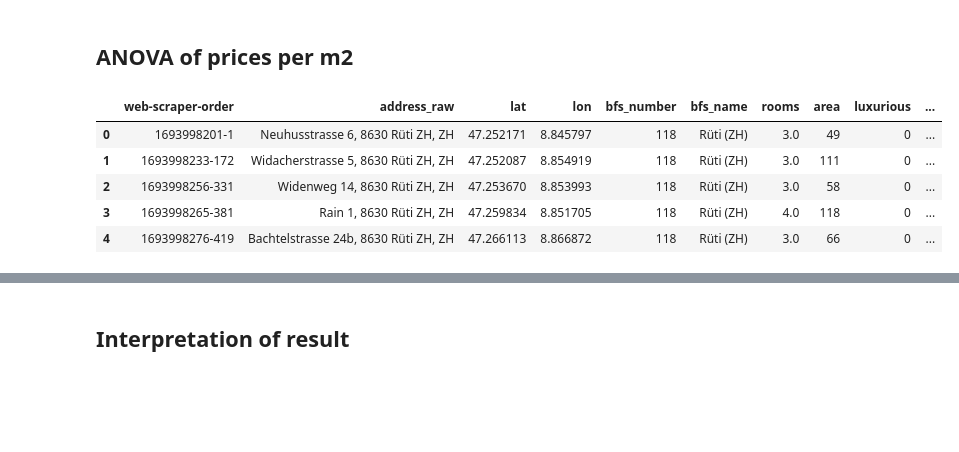
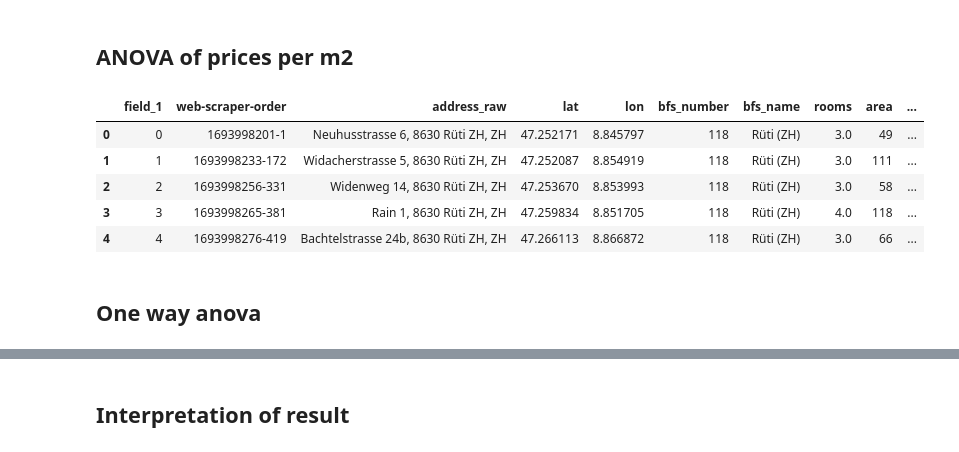
Before and after one commit to DiegoGlez28/data_analytics_zhaw, a Jupyter notebook: Week_06/analysis_of_variance_ANOVA.ipynb, the cells around one changed output, grey strips where cells are left out. Saved outputs shown, nothing was run; the diff lists cells and outputs as text; code cells hidden in the pictures; blank space fills up the shorter version.

```diff
--- a/Week_06/analysis_of_variance_ANOVA.ipynb
+++ b/Week_06/analysis_of_variance_ANOVA.ipynb
@@ -185,12 +185,14 @@ F-value: 0.258 p-value 0.7732
 # %% [markdown]
 ## ANOVA of prices per m2
 # %%
-df_ppm2 = pd.read_csv('apartments_data_enriched_cleaned.csv')
-df.head(5)
+df_ppm2 = pd.read_csv('apartments_data_enriched_cleaned.csv', sep=';')
+df_ppm2.head(5)
 # %% [output]
-|  | web-scraper-order | address_raw | lat | lon | bfs_number | bfs_name | rooms | area | luxurious | ... |
-| 0 | 1693998201-1 | Neuhusstrasse 6, 8630 Rüti ZH, ZH | 47.252171 | 8.845797 | 118 | Rüti (ZH) | 3.0 | 49 | 0 | ... |
-| 1 | 1693998233-172 | Widacherstrasse 5, 8630 Rüti ZH, ZH | 47.252087 | 8.854919 | 118 | Rüti (ZH) | 3.0 | 111 | 0 | ... |
-| 2 | 1693998256-331 | Widenweg 14, 8630 Rüti ZH, ZH | 47.253670 | 8.853993 | 118 | Rüti (ZH) | 3.0 | 58 | 0 | ... |
-| 3 | 1693998265-381 | Rain 1, 8630 Rüti ZH, ZH | 47.259834 | 8.851705 | 118 | Rüti (ZH) | 4.0 | 118 | 0 | ... |
-| 4 | 1693998276-419 | Bachtelstrasse 24b, 8630 Rüti ZH, ZH | 47.266113 | 8.866872 | 118 | Rüti (ZH) | 3.0 | 66 | 0 | ... |
+|  | field_1 | web-scraper-order | address_raw | lat | lon | bfs_number | bfs_name | rooms | area | ... |
+| 0 | 0 | 1693998201-1 | Neuhusstrasse 6, 8630 Rüti ZH, ZH | 47.252171 | 8.845797 | 118 | Rüti (ZH) | 3.0 | 49 | ... |
+| 1 | 1 | 1693998233-172 | Widacherstrasse 5, 8630 Rüti ZH, ZH | 47.252087 | 8.854919 | 118 | Rüti (ZH) | 3.0 | 111 | ... |
+| 2 | 2 | 1693998256-331 | Widenweg 14, 8630 Rüti ZH, ZH | 47.253670 | 8.853993 | 118 | Rüti (ZH) | 3.0 | 58 | ... |
+| 3 | 3 | 1693998265-381 | Rain 1, 8630 Rüti ZH, ZH | 47.259834 | 8.851705 | 118 | Rüti (ZH) | 4.0 | 118 | ... |
+| 4 | 4 | 1693998276-419 | Bachtelstrasse 24b, 8630 Rüti ZH, ZH | 47.266113 | 8.866872 | 118 | Rüti (ZH) | 3.0 | 66 | ... |
+# %% [markdown]
+## One way anova
```
Also changed, not shown: parts of 11 cells of this notebook, 1 other file.
